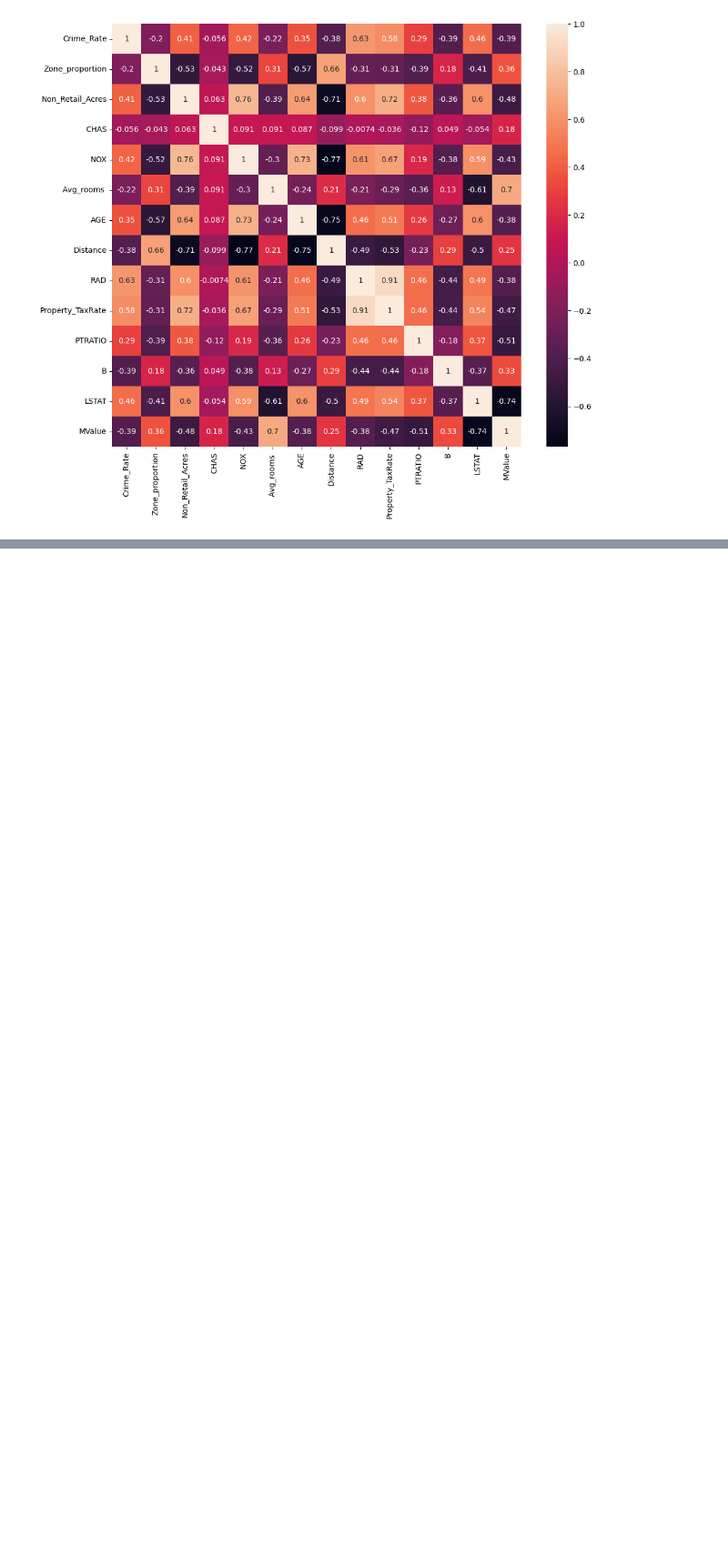
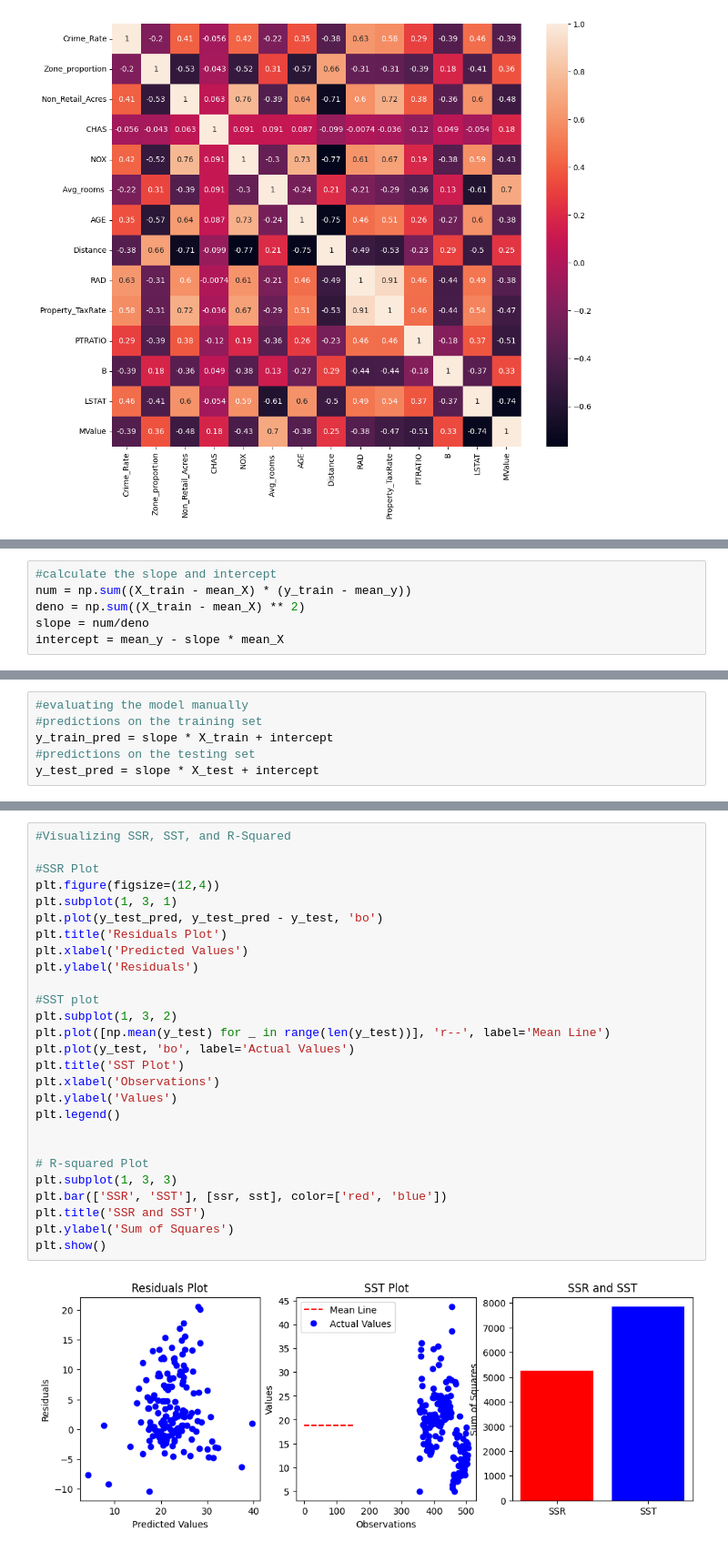
Before and after one commit to SanjayS2348553/TRIMESTER-2, a Jupyter notebook: 2348553_Lab1.ipynb, the cells around one changed output, grey strips where cells are left out. Shown at 91% size. Drawn from its saved outputs; the diff is of its cells as text; blank space fills up the shorter version.

```diff
--- a/2348553_Lab1.ipynb
+++ b/2348553_Lab1.ipynb
@@ -99,0 +124,6 @@ sns.heatmap(df.corr(), annot =True)
+# %%
+#calculate the slope and intercept
+num = np.sum((X_train - mean_X) * (y_train - mean_y))
+deno = np.sum((X_train - mean_X) ** 2)
+slope = num/deno
+intercept = mean_y - slope * mean_X
@@ -99,0 +135,6 @@ sns.heatmap(df.corr(), annot =True)
+# %%
+#evaluating the model manually
+#predictions on the training set
+y_train_pred = slope * X_train + intercept
+#predictions on the testing set
+y_test_pred = slope * X_test + intercept
@@ -99,0 +170,29 @@ sns.heatmap(df.corr(), annot =True)
+# %%
+#Visualizing SSR, SST, and R-Squared
+
+#SSR Plot
+plt.figure(figsize=(12,4))
+plt.subplot(1, 3, 1)
+plt.plot(y_test_pred, y_test_pred - y_test, 'bo')
+plt.title('Residuals Plot')
+plt.xlabel('Predicted Values')
+plt.ylabel('Residuals')
+
+#SST plot
+plt.subplot(1, 3, 2)
+plt.plot([np.mean(y_test) for _ in range(len(y_test))], 'r--', label='Mean Line')
+plt.plot(y_test, 'bo', label='Actual Values')
+plt.title('SST Plot')
+plt.xlabel('Observations')
+plt.ylabel('Values')
+plt.legend()
+
+
+# R-squared Plot
+plt.subplot(1, 3, 3)
+plt.bar(['SSR', 'SST'], [ssr, sst], color=['red', 'blue'])
+plt.title('SSR and SST')
+plt.ylabel('Sum of Squares')
+plt.show()
+# %% [output]
+[figure, added]
```
Also changed, not shown: parts of 8 cells of this notebook.
